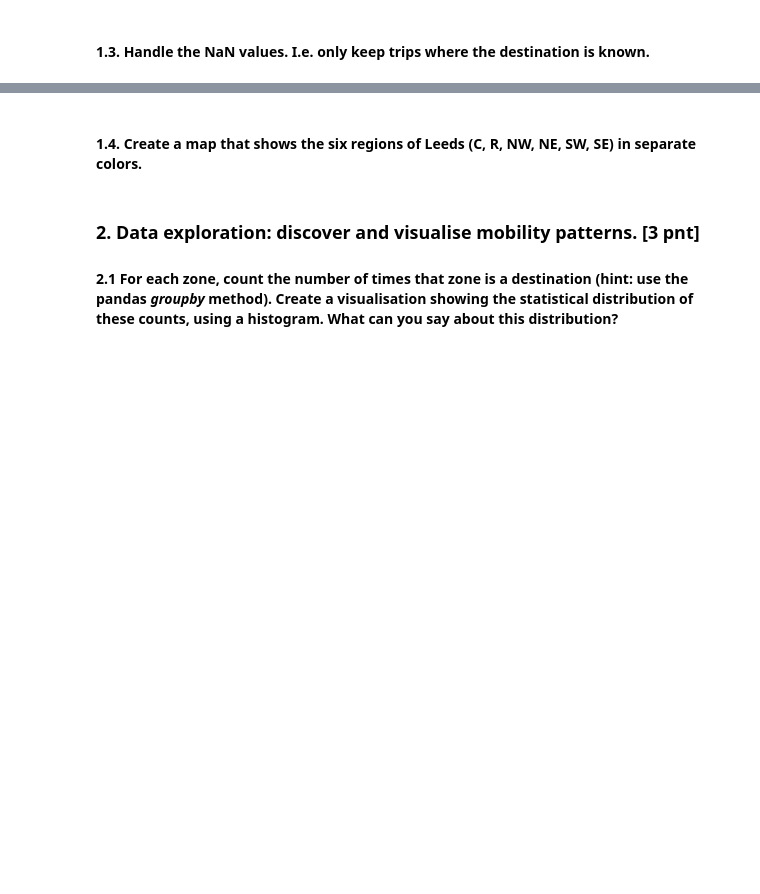
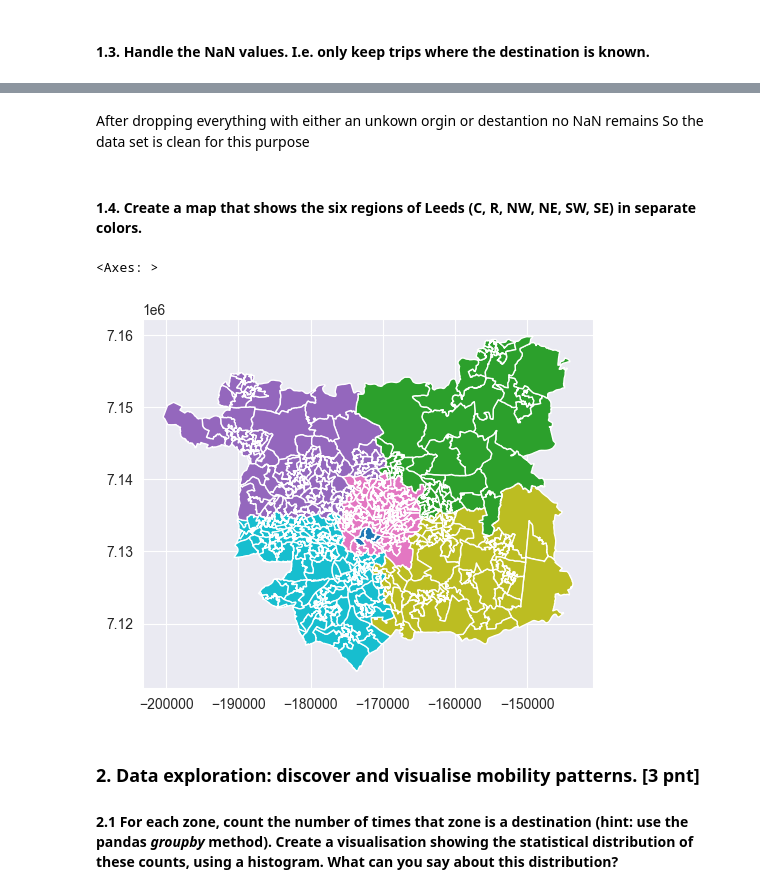
Before and after one commit to alexjansink/Q2_2023, a Jupyter notebook: Assigments/assignment_02/assignment_02.ipynb, the cells around one changed output, grey strips where cells are left out. Cells and saved outputs as stored; diff of their text form; code cells hidden in the pictures; blank space fills up the shorter version.

```diff
--- a/Assigments/assignment_02/assignment_02.ipynb
+++ b/Assigments/assignment_02/assignment_02.ipynb
@@ -125,5 +126,11 @@ pd.set_option('display.max_columns', None)
 # %% [markdown]
 ### 1. Data preparation: Load datasets and make a first inspection [1 pnt]
 #### 1.1. Load the two dataset using Pandas and GeoPandas
+# %%
+working_folder = getcwd()
+data_folder = Path(f'data')
+
+data = pd.read_csv(data_folder/"RP_mode_choice_data.csv")
+zones = gpd.read_file(data_folder/"mode_shares_per_zones.gpkg")
 # %% [markdown]
 #### 1.2. Check the structure of both datasets e.g. using `df.head()` or `df.describe()`.
@@ -132,5 +197,13 @@ pd.set_option('display.max_columns', None)
+# %% [markdown]
+After dropping everything with either an unkown orgin or destantion no NaN remains
+So the data set is clean for this purpose
 # %% [markdown]
 #### 1.4. Create a map that shows the six regions of Leeds (C, R, NW, NE, SW, SE) in separate colors.
+# %%
+zones.plot(column = zones["Region"])
+# %% [output]
+<Axes: >
+[figure, added]
 # %% [markdown]
 ### 2. Data exploration: discover and visualise mobility patterns. [3 pnt]
 #### 2.1 For each zone, count the number of times that zone is a destination (hint: use the pandas *groupby* method). Create a visualisation showing the statistical distribution of these counts, using a histogram. What can you say about this distribution?
```
Also changed, not shown: parts of 8 cells of this notebook.
